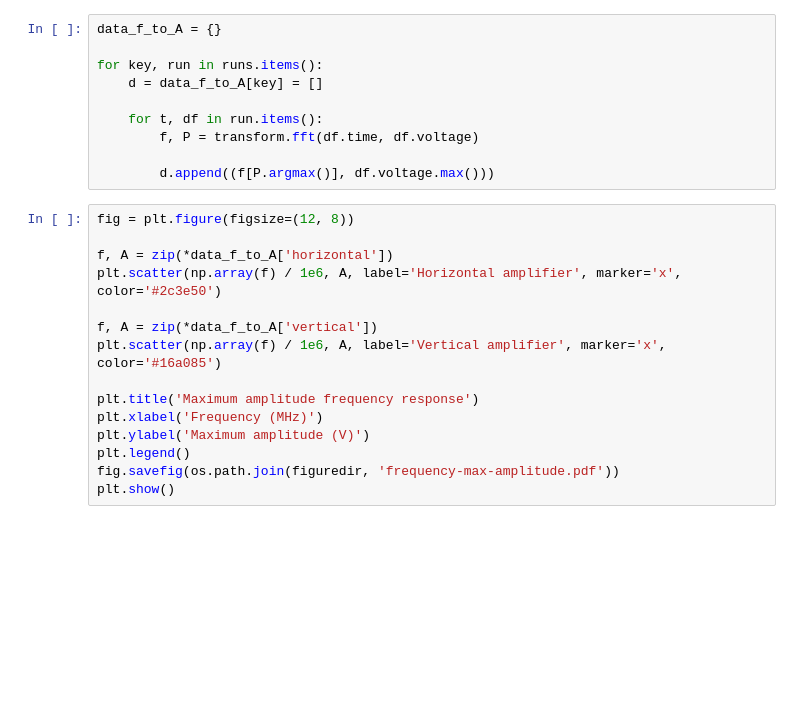
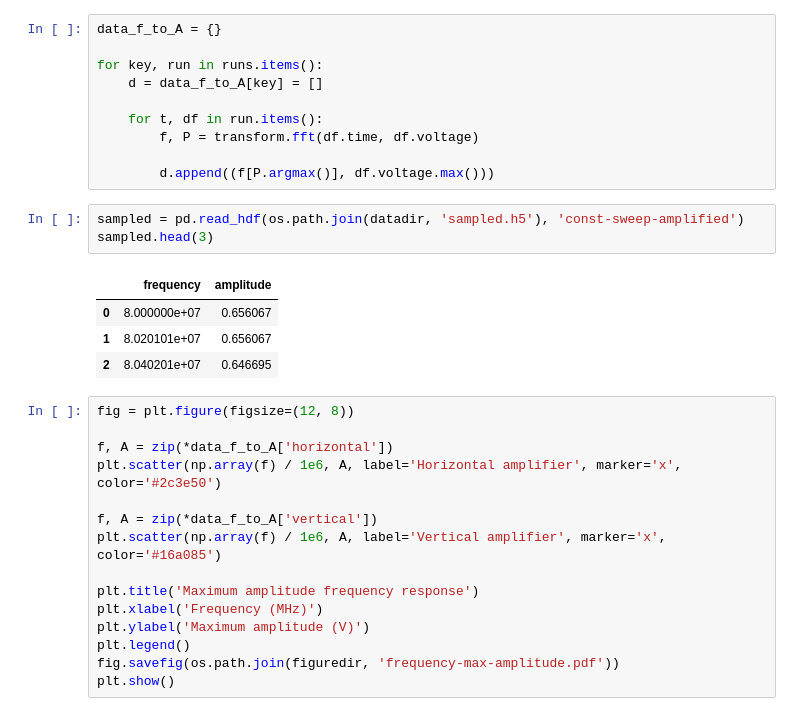
Before and after one commit to bodokaiser/bachelor-thesis, a Jupyter notebook: notebook/evaluation/signal-amplification.ipynb, the cells around one changed output. Drawn from its saved outputs; the diff is of its cells as text; blank space fills up the shorter version.

```diff
--- a/notebook/evaluation/signal-amplification.ipynb
+++ b/notebook/evaluation/signal-amplification.ipynb
@@ -36,6 +36,14 @@ for key, run in runs.items():
         f, P = transform.fft(df.time, df.voltage)
 
         d.append((f[P.argmax()], df.voltage.max()))
+# %%
+sampled = pd.read_hdf(os.path.join(datadir, 'sampled.h5'), 'const-sweep-amplified')
+sampled.head(3)
+# %% [output]
+|  | frequency | amplitude |
+| 0 | 8.000000e+07 | 0.656067 |
+| 1 | 8.020101e+07 | 0.656067 |
+| 2 | 8.040201e+07 | 0.646695 |
 # %%
 fig = plt.figure(figsize=(12, 8))
 
```
Also changed, not shown: parts of 3 cells of this notebook, 16 other files.
